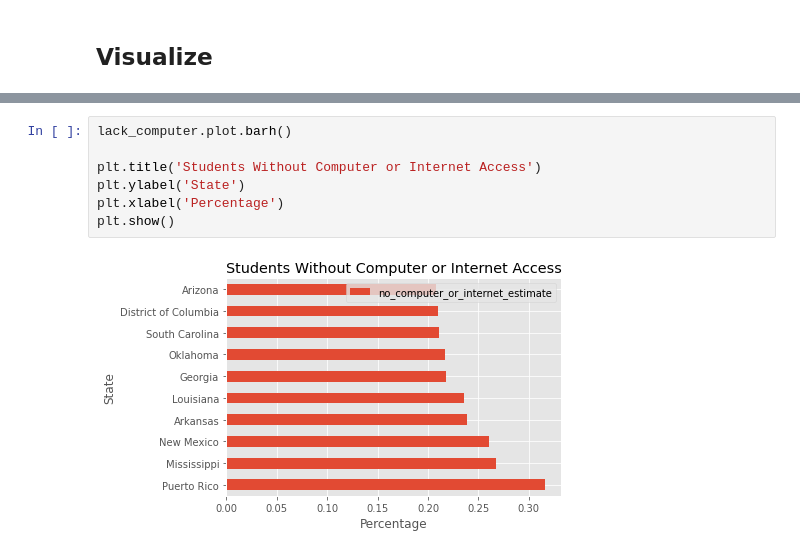
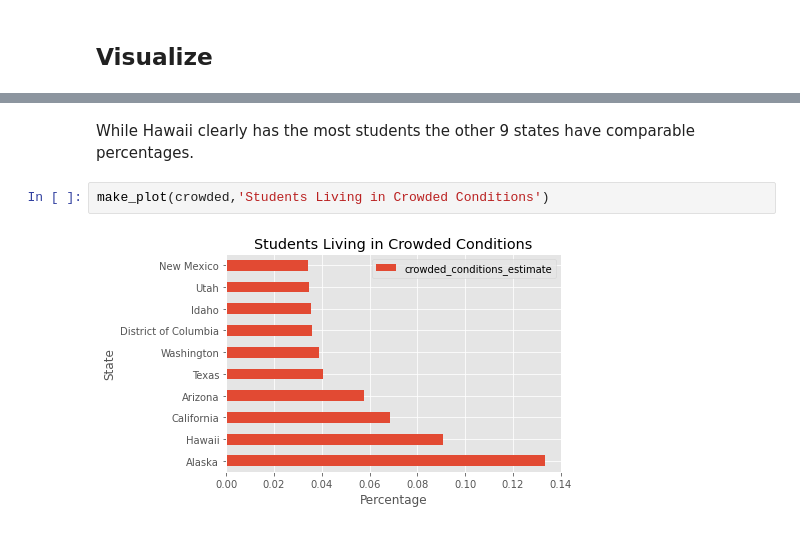
Before and after one commit to myqntm/Mapping-Student-Needs, a Jupyter notebook: analysis.ipynb, the cells around one changed output, grey strips where cells are left out. Drawn from its saved outputs; the diff is of its cells as text.

```diff
--- a/analysis.ipynb
+++ b/analysis.ipynb
@@ -101,9 +164,6 @@ plt.show()
-# %%
-lack_computer.plot.barh()
-
-plt.title('Students Without Computer or Internet Access')
-plt.ylabel('State')
-plt.xlabel('Percentage')
-plt.show()
-# %% [output]
-[figure, removed]
+# %% [markdown]
+While Hawaii clearly has the most students the other 9 states have comparable percentages.
+# %%
+make_plot(crowded,'Students Living in Crowded Conditions')
+# %% [output]
+[figure, added]
```
Also changed, not shown: parts of 14 cells of this notebook, 2 other files.
